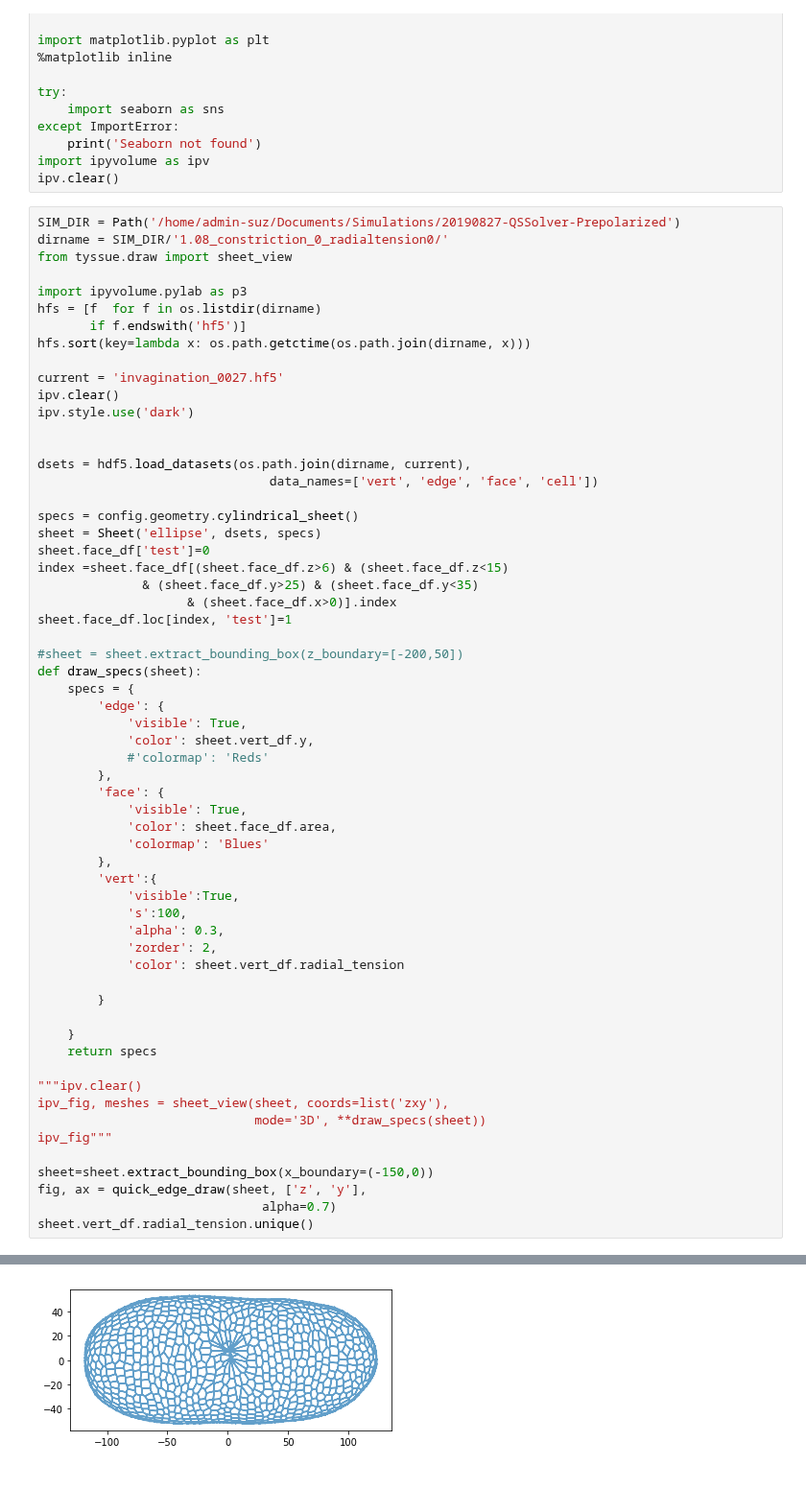
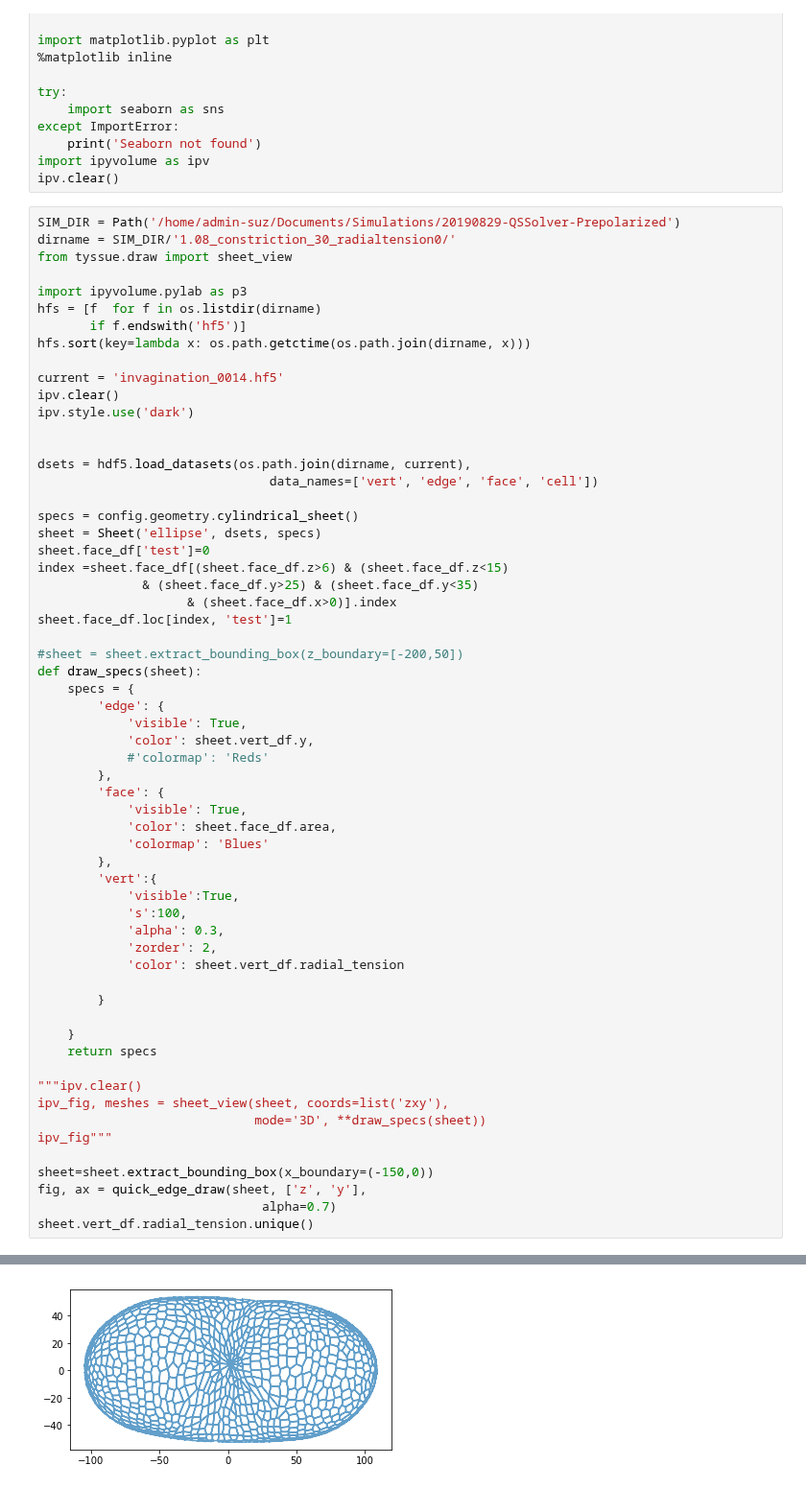
Before and after one commit to suzannelab/polarity, a Jupyter notebook: notebooks/QSSolver-Visualisation.ipynb, the cells around one changed output, grey strips where cells are left out. Shown at 96% size. Saved outputs shown, nothing was run; the diff lists cells and outputs as text.

```diff
--- a/notebooks/QSSolver-Visualisation.ipynb
+++ b/notebooks/QSSolver-Visualisation.ipynb
@@ -37,8 +37,8 @@ except ImportError:
 import ipyvolume as ipv
 ipv.clear()
 # %%
-SIM_DIR = Path('/home/admin-suz/Documents/Simulations/20190827-QSSolver-Prepolarized')
-dirname = SIM_DIR/'1.08_constriction_0_radialtension0/'
+SIM_DIR = Path('/home/admin-suz/Documents/Simulations/20190829-QSSolver-Prepolarized')
+dirname = SIM_DIR/'1.08_constriction_30_radialtension0/'
 from tyssue.draw import sheet_view
 
 import ipyvolume.pylab as p3
@@ -46,7 +46,7 @@ hfs = [f  for f in os.listdir(dirname)
        if f.endswith('hf5')]
 hfs.sort(key=lambda x: os.path.getctime(os.path.join(dirname, x)))
 
-current = 'invagination_0027.hf5'
+current = 'invagination_0014.hf5'
 ipv.clear()
 ipv.style.use('dark')
 
@@ -101 +101 @@ array([0])
-[figure, old version]
+[figure, new version]
```
Also changed, not shown: parts of 7 cells of this notebook, 7 other files.
